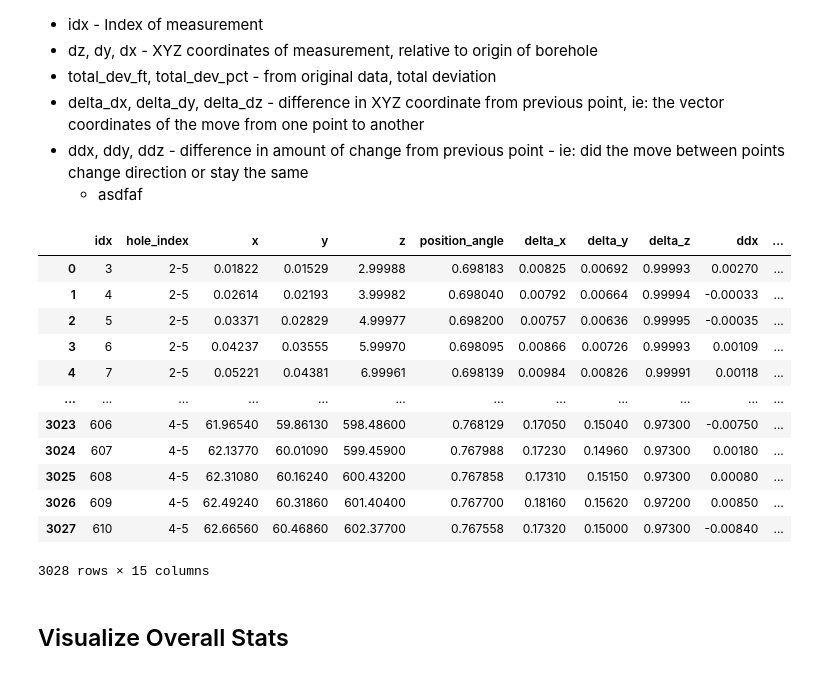
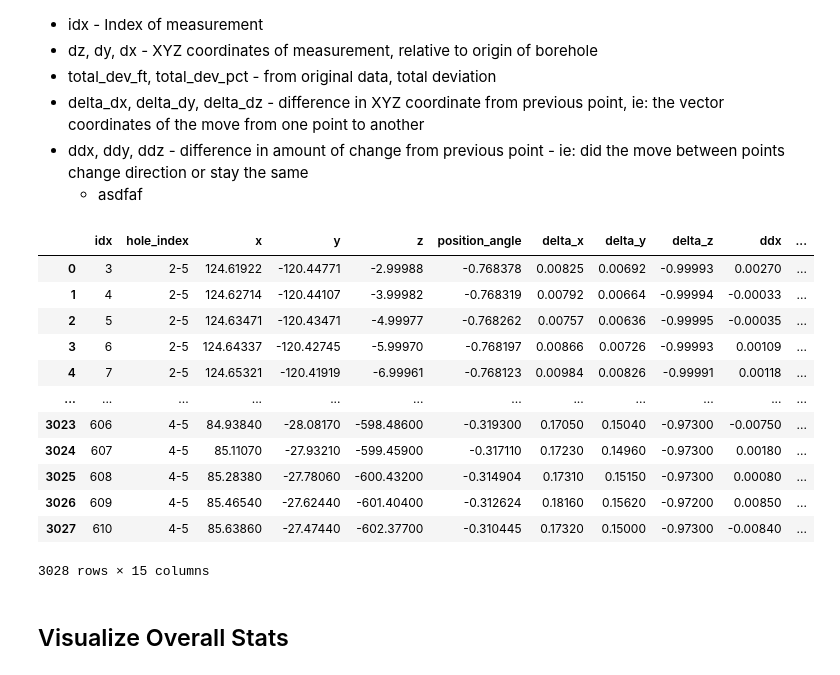
Before and after one commit to bger-dhoward/Borehole-Deviation-Study, a Jupyter notebook: UMB borehole stats-Copy1.ipynb, the cells around one changed output. Cells and saved outputs as stored; diff of their text form; code cells hidden in the pictures.

```diff
--- a/UMB borehole stats-Copy1.ipynb
+++ b/UMB borehole stats-Copy1.ipynb
@@ -29,3 +42,27 @@ filenames = [idx + " - Borehole Deviation Data_accurate.csv" for idx in hole_ind
 #source_folder = Path(r'C:\Users\howar\OneDrive - ballingercloud\Documents\umb boreholes')
 source_folder = Path(r'C:\Users\DHoward\OneDrive - ballingercloud\Documents\umb boreholes')
 filepaths = [source_folder / fn for fn in filenames]
+# %%
+placemarkers_filename = "Borehole Markers.csv"
+placemarkers_filepath = source_folder / placemarkers_filename
+
+with open(placemarkers_filepath) as file:
+    reader = csv.reader(file)
+    data = list(reader)
+
+origins = {}
+bldg_outline = pd.DataFrame({"x":[], "y":[], "z":[]})
+for row in data[1:]:
+    if row[1] == "Outline":
+        bldg_outline.loc[len(bldg_outline)] = {
+            "x": float(row[3]),
+            "y": float(row[4]),
+            "z": 0.0
+        }
+    else:
+        name = row[1]
+        x = float(row[3])
+        y = float(row[4])
+        origins[name] = (x,y)
+
+bldg_outline.loc[len(bldg_outline)] = bldg_outline.loc[0]
@@ -39,11 +96,20 @@ filepaths = [source_folder / fn for fn in filenames]
    - asdfaf
 # %%
 def process_borehole(filepath, hole_index):
+    origin_x, origin_y = origins[hole_index]
     df = pd.read_csv(filepath)
     df.dropna(inplace=True)
     df = df.set_axis(['idx', 'z', 'y', 'x', 'total_dev_ft', 'total_dev_pct'], axis=1)
     df = df[0::sample_dist] # only getting entries every <sample_dist> linear feet, could remove for every 1 foot spacing
     df.insert(1, 'hole_index', hole_index)
+    df['bh_name'] = df['hole_index']
+    df['z'] = -df['z']
+
+    df['_x'] = df['x']
+    df['_y'] = df['y']
+
+    df['x'] = df['x'] + origin_x
+    df['y'] = df['y'] + origin_y
 
     df['position_angle'] = np.arctan2(df['y'], df['x'])
 
@@ -62,44 +128,44 @@ def process_borehole(filepath, hole_index):
     df['jx'] = df['ddx'] - df['ddx'].shift(1, fill_value=None)
     df['jy'] = df['ddy'] - df['ddy'].shift(1, fill_value=None)
     df['jz'] = df['ddz'] - df['ddz'].shift(1, fill_value=None)
 
     df['abs_ddx'] = df['ddx'].abs()
     df['abs_ddy'] = df['ddy'].abs()
     df['abs_ddz'] = df['ddz'].abs()
 
     df['d_dist'] = np.sqrt(
         (df['x'] - df['x'].shift(1))**2 +
         (df['y'] - df['y'].shift(1))**2 +
         (df['z'] - df['z'].shift(1))**2
     )
     df['d_dist_error'] = (df['d_dist'] - 10).abs()
 
     return df
 
 total_stats = pd.DataFrame()
 for fp, hi in zip(filepaths, hole_indexes):
     #print(fp, hi)
     df = process_borehole(fp, hi)
     #print(df.loc[0:1])
     df = df[3:]
     total_stats = pd.concat([total_stats, df])
 
 #total_stats = total_stats.set_index(['idx', 'hole_index'])
 total_stats = total_stats.reset_index().drop('index', axis=1)
 total_stats[['idx', 'hole_index', 'x', 'y', 'z', 'position_angle', 'delta_x', 'delta_y', 'delta_z', 'ddx', 'ddy', 'ddz', 'jx', 'jy', 'jz']]
 # %% [output]
 |  | idx | hole_index | x | y | z | position_angle | delta_x | delta_y | delta_z | ddx | ... |
-| 0 | 3 | 2-5 | 0.01822 | 0.01529 | 2.99988 | 0.698183 | 0.00825 | 0.00692 | 0.99993 | 0.00270 | ... |
-| 1 | 4 | 2-5 | 0.02614 | 0.02193 | 3.99982 | 0.698040 | 0.00792 | 0.00664 | 0.99994 | -0.00033 | ... |
-| 2 | 5 | 2-5 | 0.03371 | 0.02829 | 4.99977 | 0.698200 | 0.00757 | 0.00636 | 0.99995 | -0.00035 | ... |
-| 3 | 6 | 2-5 | 0.04237 | 0.03555 | 5.99970 | 0.698095 | 0.00866 | 0.00726 | 0.99993 | 0.00109 | ... |
-| 4 | 7 | 2-5 | 0.05221 | 0.04381 | 6.99961 | 0.698139 | 0.00984 | 0.00826 | 0.99991 | 0.00118 | ... |
+| 0 | 3 | 2-5 | 124.61922 | -120.44771 | -2.99988 | -0.768378 | 0.00825 | 0.00692 | -0.99993 | 0.00270 | ... |
+| 1 | 4 | 2-5 | 124.62714 | -120.44107 | -3.99982 | -0.768319 | 0.00792 | 0.00664 | -0.99994 | -0.00033 | ... |
+| 2 | 5 | 2-5 | 124.63471 | -120.43471 | -4.99977 | -0.768262 | 0.00757 | 0.00636 | -0.99995 | -0.00035 | ... |
+| 3 | 6 | 2-5 | 124.64337 | -120.42745 | -5.99970 | -0.768197 | 0.00866 | 0.00726 | -0.99993 | 0.00109 | ... |
+| 4 | 7 | 2-5 | 124.65321 | -120.41919 | -6.99961 | -0.768123 | 0.00984 | 0.00826 | -0.99991 | 0.00118 | ... |
 | ... | ... | ... | ... | ... | ... | ... | ... | ... | ... | ... | ... |
-| 3023 | 606 | 4-5 | 61.96540 | 59.86130 | 598.48600 | 0.768129 | 0.17050 | 0.15040 | 0.97300 | -0.00750 | ... |
-| 3024 | 607 | 4-5 | 62.13770 | 60.01090 | 599.45900 | 0.767988 | 0.17230 | 0.14960 | 0.97300 | 0.00180 | ... |
-| 3025 | 608 | 4-5 | 62.31080 | 60.16240 | 600.43200 | 0.767858 | 0.17310 | 0.15150 | 0.97300 | 0.00080 | ... |
-| 3026 | 609 | 4-5 | 62.49240 | 60.31860 | 601.40400 | 0.767700 | 0.18160 | 0.15620 | 0.97200 | 0.00850 | ... |
-| 3027 | 610 | 4-5 | 62.66560 | 60.46860 | 602.37700 | 0.767558 | 0.17320 | 0.15000 | 0.97300 | -0.00840 | ... |
+| 3023 | 606 | 4-5 | 84.93840 | -28.08170 | -598.48600 | -0.319300 | 0.17050 | 0.15040 | -0.97300 | -0.00750 | ... |
+| 3024 | 607 | 4-5 | 85.11070 | -27.93210 | -599.45900 | -0.317110 | 0.17230 | 0.14960 | -0.97300 | 0.00180 | ... |
+| 3025 | 608 | 4-5 | 85.28380 | -27.78060 | -600.43200 | -0.314904 | 0.17310 | 0.15150 | -0.97300 | 0.00080 | ... |
+| 3026 | 609 | 4-5 | 85.46540 | -27.62440 | -601.40400 | -0.312624 | 0.18160 | 0.15620 | -0.97200 | 0.00850 | ... |
+| 3027 | 610 | 4-5 | 85.63860 | -27.47440 | -602.37700 | -0.310445 | 0.17320 | 0.15000 | -0.97300 | -0.00840 | ... |
 3028 rows × 15 columns
 # %% [markdown]
 ## Visualize Overall Stats
```
Also changed, not shown: parts of 13 cells of this notebook, 4 other files.
